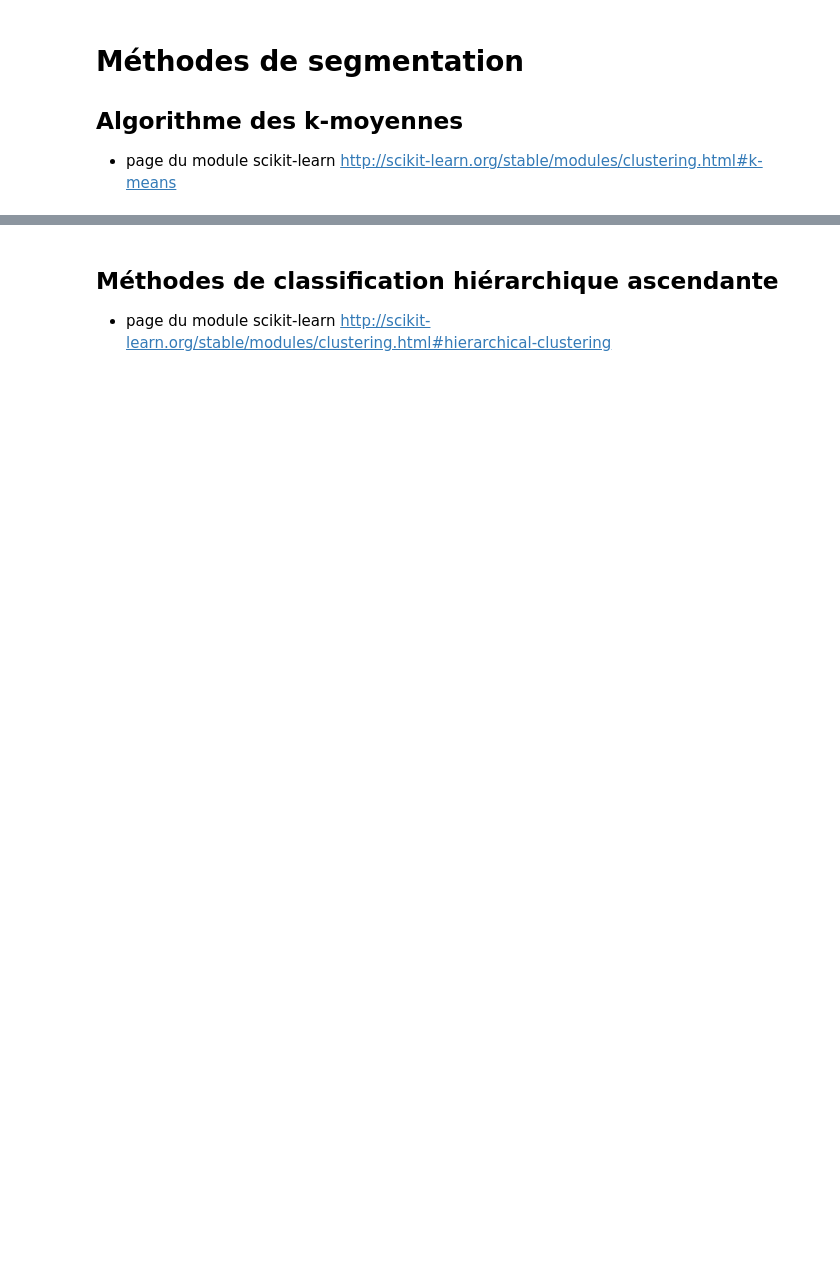
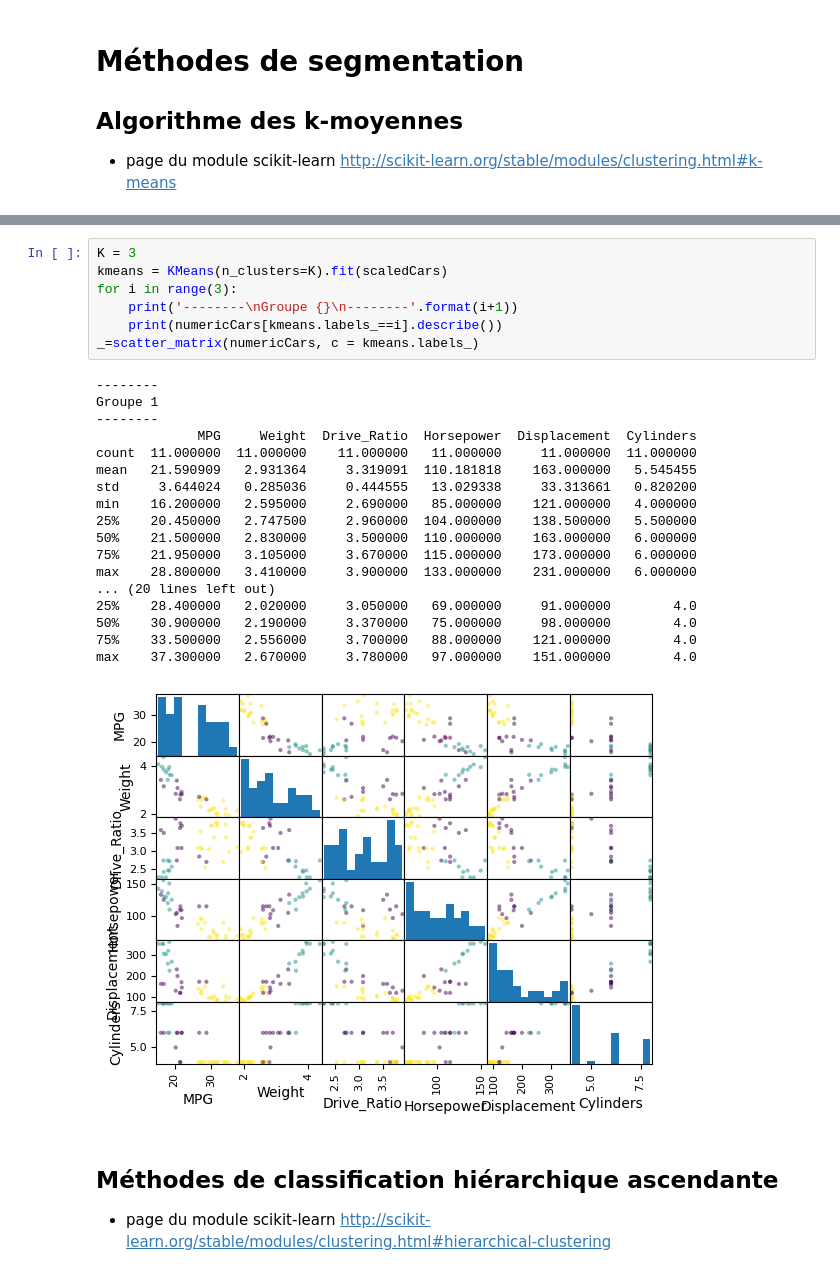
Before and after one commit to nsaunier/CIV8760, a Jupyter notebook: 09-fouille-donnees.ipynb, the cells around one changed output, grey strips where cells are left out. Saved outputs shown, nothing was run; the diff lists cells and outputs as text; blank space fills up the shorter version.

```diff
--- a/09-fouille-donnees.ipynb
+++ b/09-fouille-donnees.ipynb
@@ -132,3 +134,29 @@ _=scatter_matrix(numericAutos, figsize=(20,20), c = kmeans.labels_)
+# %%
+K = 3
+kmeans = KMeans(n_clusters=K).fit(scaledCars)
+for i in range(3):
+    print('--------\nGroupe {}\n--------'.format(i+1))
+    print(numericCars[kmeans.labels_==i].describe())
+_=scatter_matrix(numericCars, c = kmeans.labels_)
+# %% [output]
+--------
+Groupe 1
+--------
+             MPG     Weight  Drive_Ratio  Horsepower  Displacement  Cylinders
+count  11.000000  11.000000    11.000000   11.000000     11.000000  11.000000
+mean   21.590909   2.931364     3.319091  110.181818    163.000000   5.545455
+std     3.644024   0.285036     0.444555   13.029338     33.313661   0.820200
+min    16.200000   2.595000     2.690000   85.000000    121.000000   4.000000
+25%    20.450000   2.747500     2.960000  104.000000    138.500000   5.500000
+50%    21.500000   2.830000     3.500000  110.000000    163.000000   6.000000
+75%    21.950000   3.105000     3.670000  115.000000    173.000000   6.000000
+max    28.800000   3.410000     3.900000  133.000000    231.000000   6.000000
+... (20 lines left out)
+25%    28.400000   2.020000     3.050000   69.000000     91.000000        4.0
+50%    30.900000   2.190000     3.370000   75.000000     98.000000        4.0
+75%    33.500000   2.556000     3.700000   88.000000    121.000000        4.0
+max    37.300000   2.670000     3.780000   97.000000    151.000000        4.0
+[figure, added]
 # %% [markdown]
 ## Méthodes de classification hiérarchique ascendante
 * page du module scikit-learn http://scikit-learn.org/stable/modules/clustering.html#hierarchical-clustering
```
Also changed, not shown: parts of 14 cells of this notebook, 1 other file.
